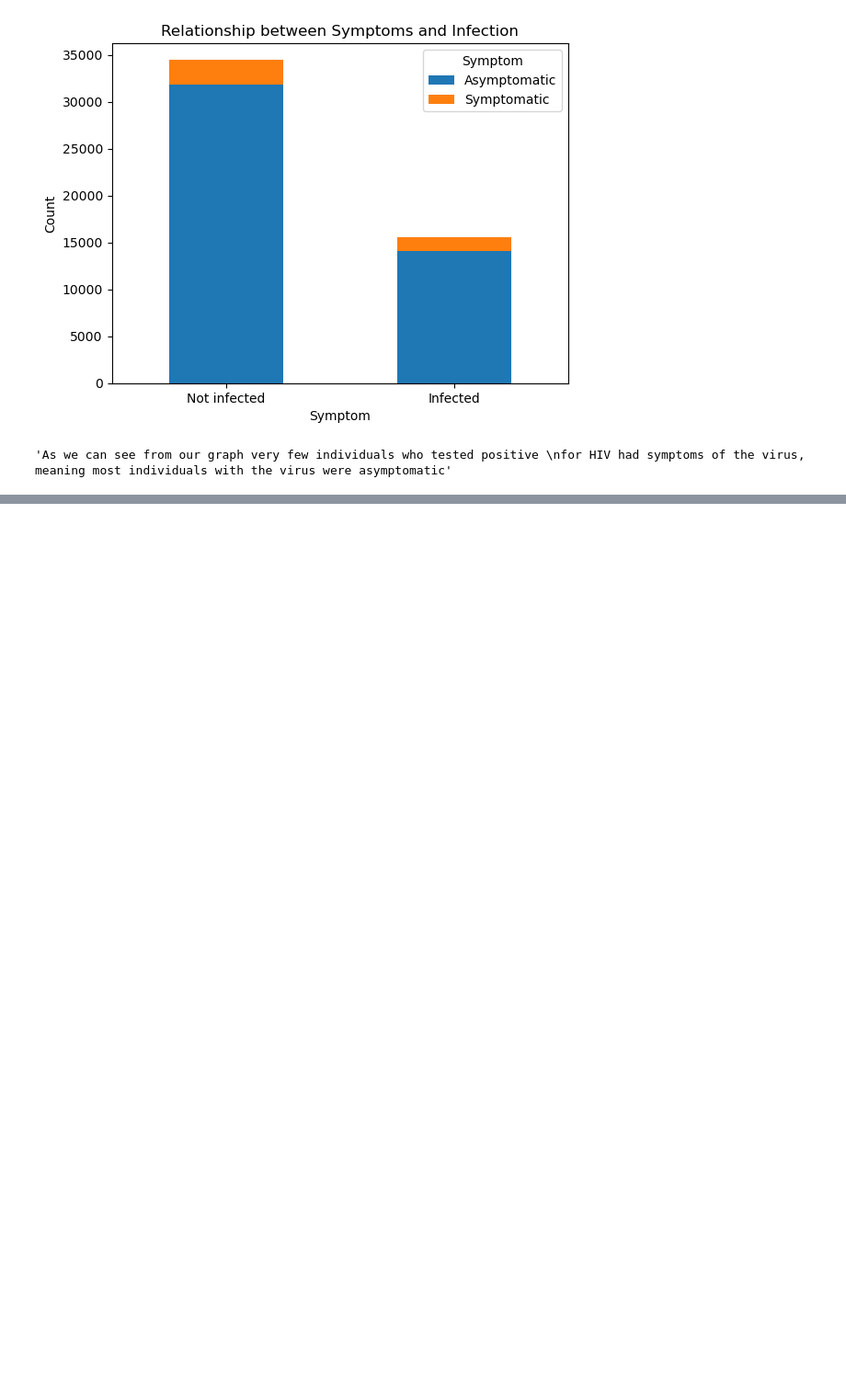
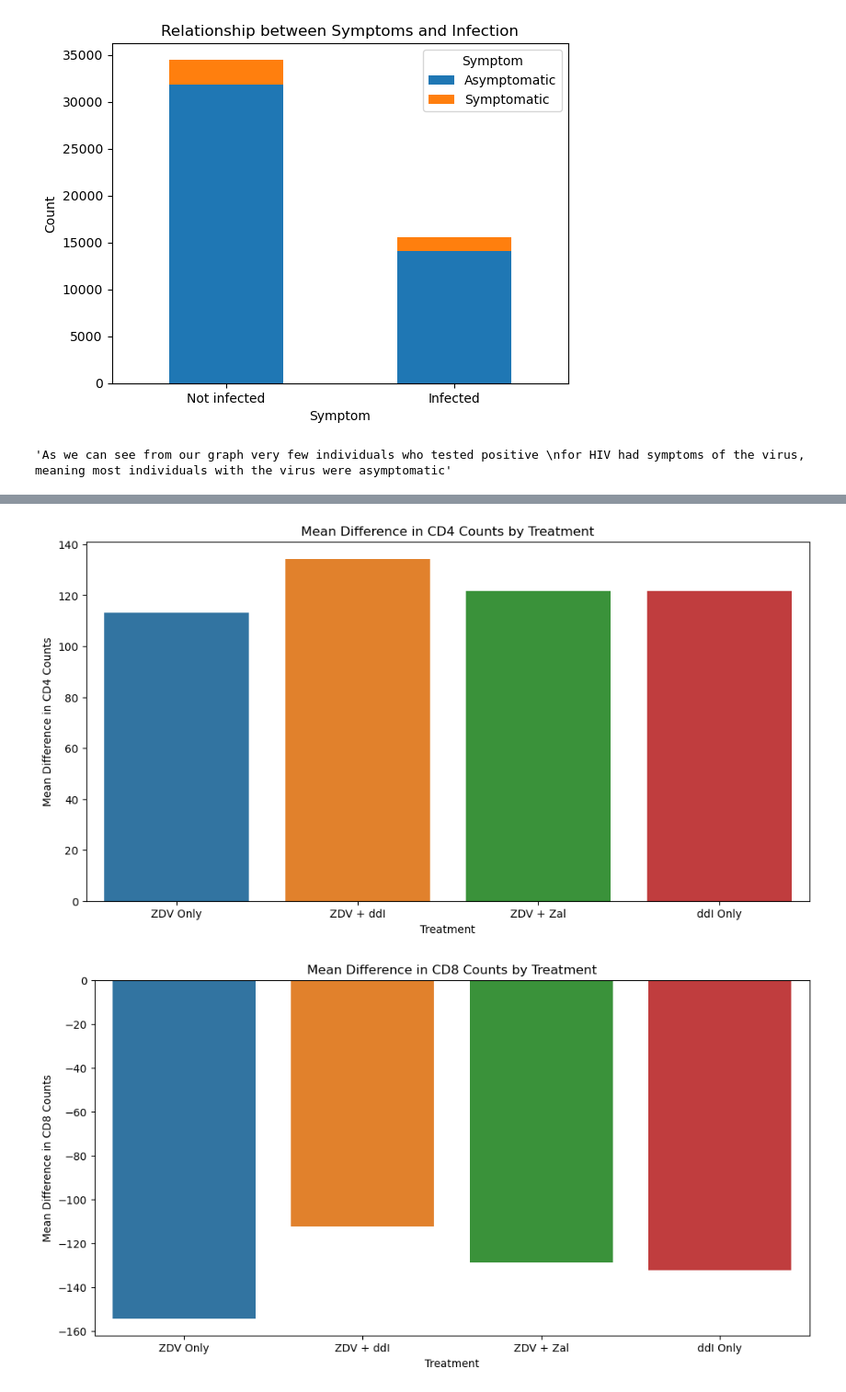
Before and after one commit to PriscillaJoan/HIV-AIDS-prediction, a Jupyter notebook: final_workbook.ipynb, the cells around one changed output, grey strips where cells are left out. Shown: that part at 92% size. Cells and saved outputs as stored; diff of their text form; code cells hidden in the pictures; blank space fills up the shorter version.

```diff
--- a/final_workbook.ipynb
+++ b/final_workbook.ipynb
@@ -521,0 +571,18 @@ dtype: float64
+# %%
+# Calculate the difference between baseline and post-treatment counts
+"""The infected patients underwent four treatment regimens: 'ZDV Only', 'ZDV + ddI', 'ZDV + Zal', and 'ddI Only'.
+ Let's examine the differences in cd40 and cd80 cell counts after undergoing each of these treatments."""
+
+df['cd4_difference'] = df['cd420'] - df['cd40']
+df['cd8_difference'] = df['cd820'] - df['cd80']
+
+# Calculate the mean difference for each treatment group
+mean_cd4_diff_by_trt = df.groupby('trt')['cd4_difference'].mean()
+mean_cd8_diff_by_trt = df.groupby('trt')['cd8_difference'].mean()
+
+# Print the results
+print("Mean Difference in CD4 Counts by Treatment:")
+print(mean_cd4_diff_by_trt)
+
+print("\nMean Difference in CD8 Counts by Treatment:")
+print(mean_cd8_diff_by_trt)
@@ -521,0 +605,27 @@ dtype: float64
+# %%
+import matplotlib.pyplot as plt
+import seaborn as sns
+
+# Data for plotting
+trt_labels = ['ZDV Only', 'ZDV + ddI', 'ZDV + Zal', 'ddI Only']
+cd4_means = mean_cd4_diff_by_trt.values
+cd8_means = mean_cd8_diff_by_trt.values
+
+# Plotting the mean differences for CD4 counts
+plt.figure(figsize=(12, 6))
+sns.barplot(x=trt_labels, y=cd4_means)
+plt.title('Mean Difference in CD4 Counts by Treatment')
+plt.xlabel('Treatment')
+plt.ylabel('Mean Difference in CD4 Counts')
+plt.show()
+
+# Plotting the mean differences for CD8 counts
+plt.figure(figsize=(12, 6))
+sns.barplot(x=trt_labels, y=cd8_means)
+plt.title('Mean Difference in CD8 Counts by Treatment')
+plt.xlabel('Treatment')
+plt.ylabel('Mean Difference in CD8 Counts')
+plt.show()
+# %% [output]
+[figure, added]
+[figure, added]
```
Also changed, not shown: parts of 11 cells of this notebook.
